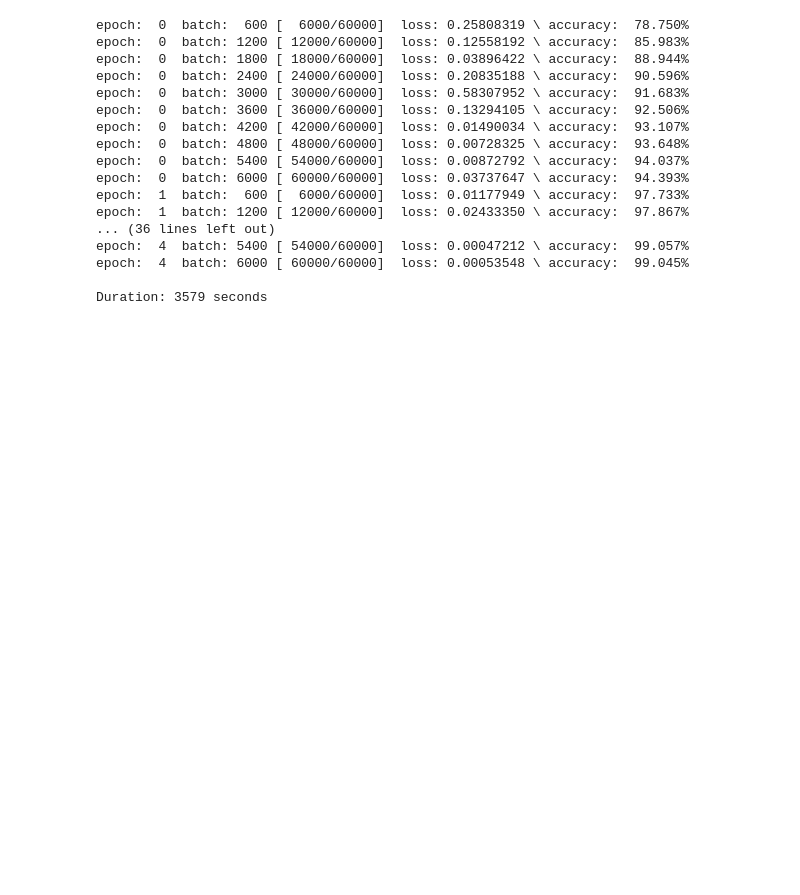
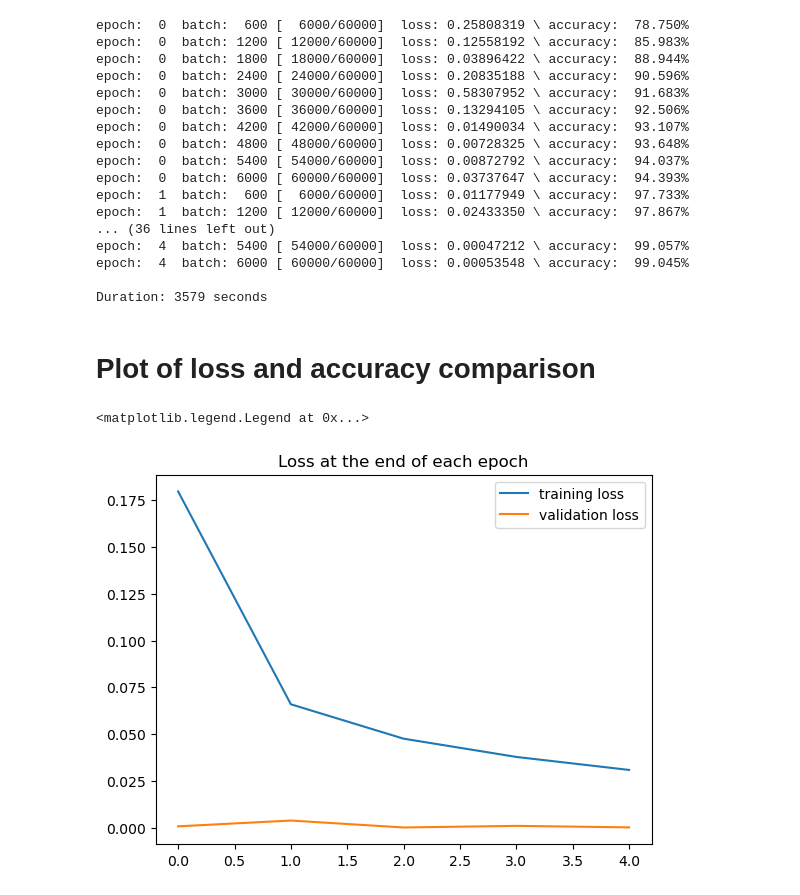
Before and after one commit to Priyagha/MNIST_CNN, a Jupyter notebook: model_training.ipynb, the cells around one changed output. Cells and saved outputs as stored; diff of their text form; code cells hidden in the pictures; blank space fills up the shorter version.

Commit message:
Loss plot

```diff
--- a/model_training.ipynb
+++ b/model_training.ipynb
@@ -162,3 +162,13 @@ epoch:  4  batch: 5400 [ 54000/60000]  loss: 0.00047212 \ accuracy:  99.057%
 epoch:  4  batch: 6000 [ 60000/60000]  loss: 0.00053548 \ accuracy:  99.045%
 
 Duration: 3579 seconds
+# %% [markdown]
+# Plot of loss and accuracy comparison
+# %%
+plt.plot(train_losses, label='training loss')
+plt.plot(test_losses, label='validation loss')
+plt.title('Loss at the end of each epoch')
+plt.legend()
+# %% [output]
+<matplotlib.legend.Legend at 0x...>
+[figure, added]
```
